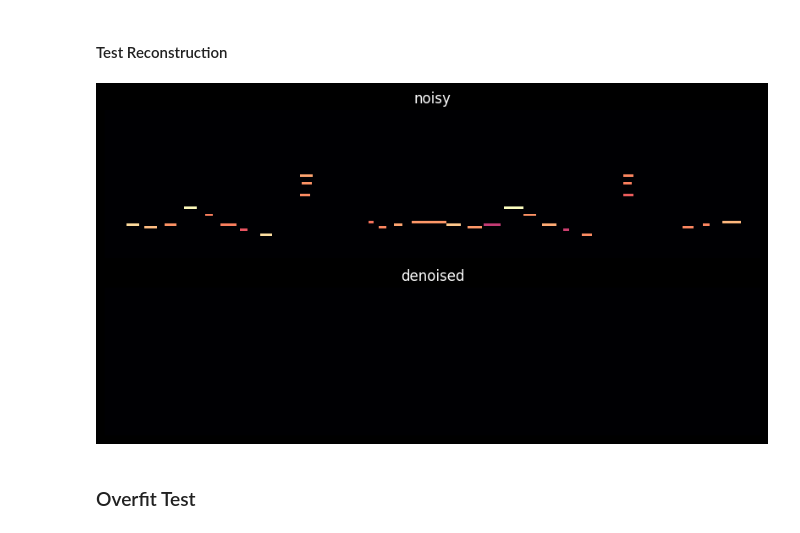
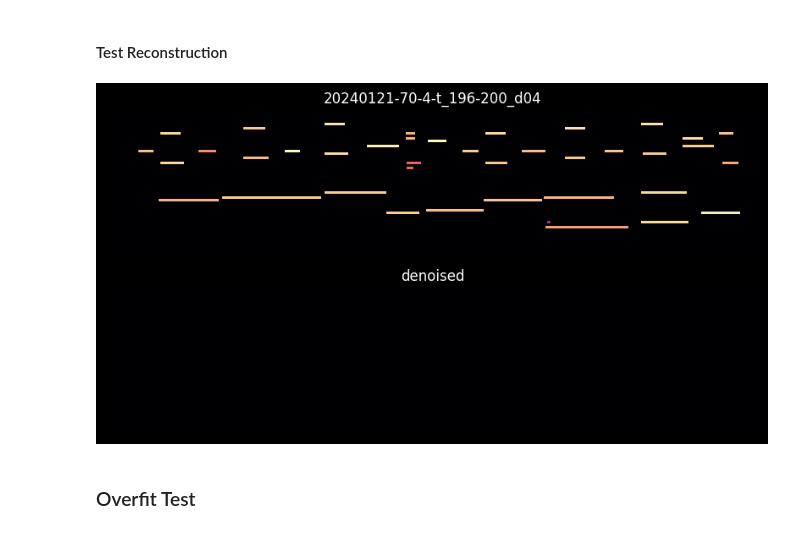
Before and after one commit to finlaymiller/autoencoder, a Jupyter notebook: denoising_autoencoder_for_midi.ipynb, the cells around one changed output. Drawn from its saved outputs; the diff is of its cells as text; code cells hidden in the pictures.

```diff
--- a/denoising_autoencoder_for_midi.ipynb
+++ b/denoising_autoencoder_for_midi.ipynb
@@ -64,7 +65,7 @@ NUM_EPOCHS = 2
 LEARNING_RATE = 0.001
 BATCH_SIZE = 32
 NOISE_FACTOR = 0.00
-NUM_PERMUTATIONS = 3
+NUM_PERMUTATIONS = 2
 
 device = torch.device("cuda:0" if torch.cuda.is_available() else "cpu")
 print(f"Using device: {device}")
@@ -97,7 +98,9 @@ def compare_plot(a1, a2, t1="noisy", t2="denoised", set_axis="off", video=False)
     plt.axis(set_axis)
 
     if video:
-        dirname = f"video-1"
+        dirname = f"video"
+        if not os.path.isdir(dirname):
+            os.mkdir(dirname)
         plt.savefig(
             f"{dirname}/plot-{int(time.time())}.png",
             dpi=300,
@@ -413,17 +414,13 @@ plt.show()
 # %% [markdown]
 #### Test Reconstruction
 # %%
-def test_image_reconstruction(net, img):
-    img_noisy = img + NOISE_FACTOR * torch.randn(img.shape)
-    img_noisy = img_noisy.to(device)
-    outputs = net(img_noisy)
+img_noisy = training_data[0][1] + NOISE_FACTOR * torch.randn(training_data[0][1].shape)
+img_noisy = img_noisy.to(device)
+outputs = model(img_noisy)
 
-    compare_plot(img_noisy.cpu().data, outputs.cpu().data)
-
-
-test_image_reconstruction(model, training_data[0][1])
+compare_plot(img_noisy.cpu().data, outputs.cpu().data, training_data[0][0])
 # %% [output]
-[figure, old version]
+[figure, new version]
 # %% [markdown]
 ### Overfit Test
 # %%
```
Also changed, not shown: parts of 16 cells of this notebook, 2 other files.
